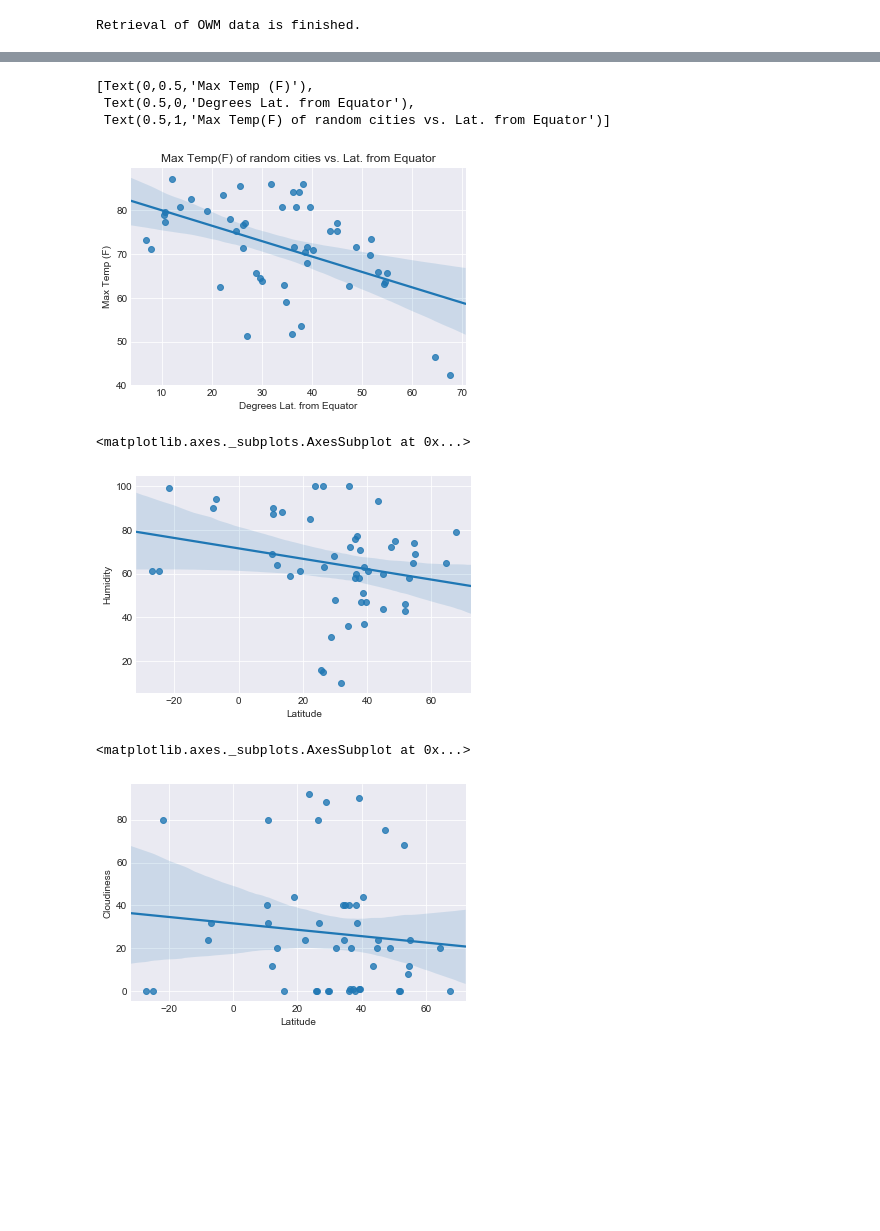
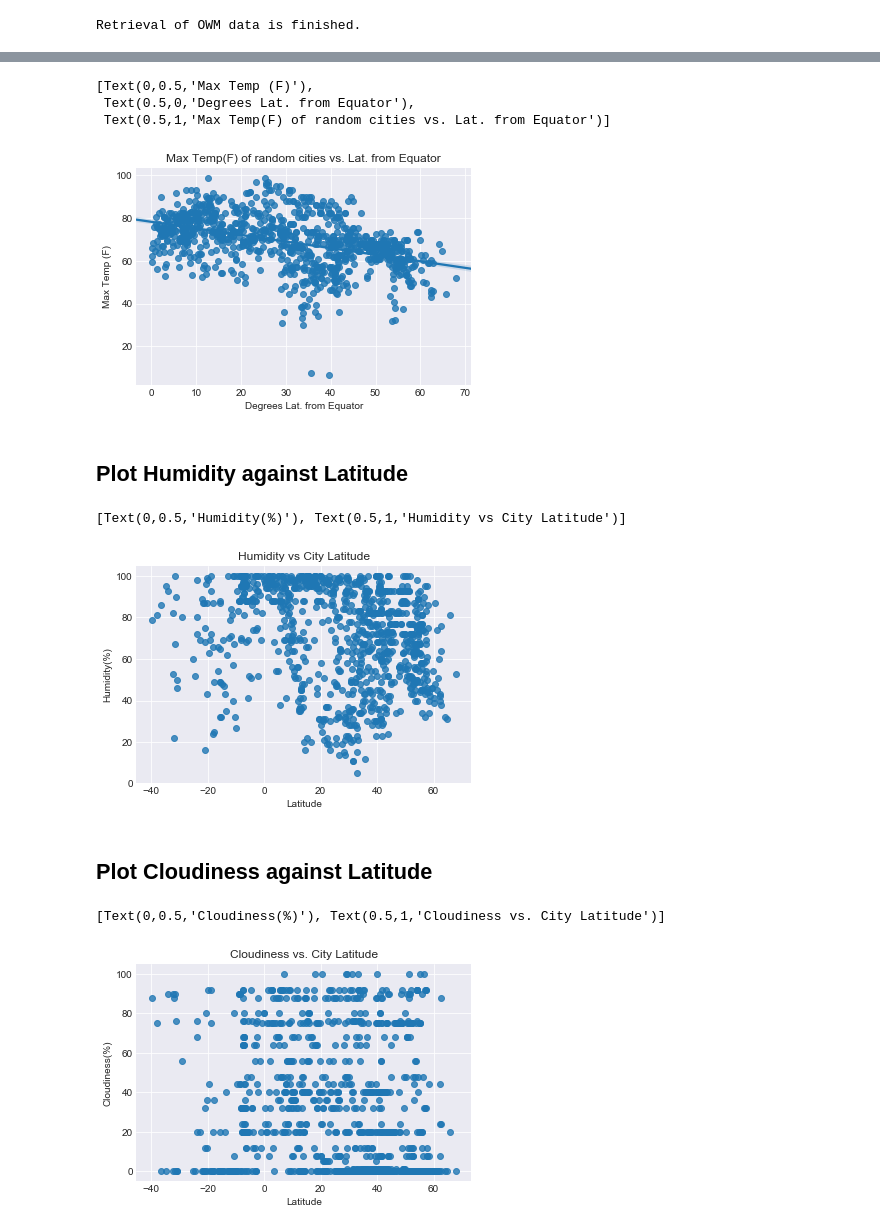
Before and after one commit to mgstewart/API-HW, a Jupyter notebook: WeatherPy.ipynb, the cells around one changed output, grey strips where cells are left out. Drawn from its saved outputs; the diff is of its cells as text; code cells hidden in the pictures; blank space fills up the shorter version.

Commit message:
Finished all scripting and sampled larger set of data

```diff
--- a/WeatherPy.ipynb
+++ b/WeatherPy.ipynb
@@ -49,7 +52,7 @@ settings = {'units':'imperial','APPID':api_key}
 # %%
 #Build cities data frame by using pandas sample method
 # initial testing will use 50 for expedited
-cities = citydf.sample(50)
+cities = citydf.sample(1000)
 #Add columns for max temp to working dataframe
 cities['Max Temp'] = ''
 cities['Cloudiness'] = ''
@@ -122,14 +137,20 @@ abs_temp_ax.set(xlabel='Degrees Lat. from Equator',ylabel='Max Temp (F)',title='
 [Text(0,0.5,'Max Temp (F)'),
  Text(0.5,0,'Degrees Lat. from Equator'),
  Text(0.5,1,'Max Temp(F) of random cities vs. Lat. from Equator')]
-[figure, old version]
+[figure, new version]
+# %% [markdown]
+## Plot Humidity against Latitude
 # %%
-sns.regplot(x=cities['Latitude'],y=cities['Humidity'])
+humid_ax = sns.regplot(x=cities['Latitude'],y=cities['Humidity'],fit_reg=False)
+humid_ax.set(ylabel='Humidity(%)',title='Humidity vs City Latitude')
 # %% [output]
-<matplotlib.axes._subplots.AxesSubplot at 0x...>
+[Text(0,0.5,'Humidity(%)'), Text(0.5,1,'Humidity vs City Latitude')]
-[figure, old version]
+[figure, new version]
+# %% [markdown]
+## Plot Cloudiness against Latitude
 # %%
-sns.regplot(x=cities['Latitude'],y=cities['Cloudiness'])
+cloud_ax = sns.regplot(x=cities['Latitude'],y=cities['Cloudiness'],fit_reg=False)
+cloud_ax.set(ylabel='Cloudiness(%)',title='Cloudiness vs. City Latitude')
 # %% [output]
-<matplotlib.axes._subplots.AxesSubplot at 0x...>
+[Text(0,0.5,'Cloudiness(%)'), Text(0.5,1,'Cloudiness vs. City Latitude')]
-[figure, old version]
+[figure, new version]
```
Also changed, not shown: parts of 16 cells of this notebook, 6 other files.
